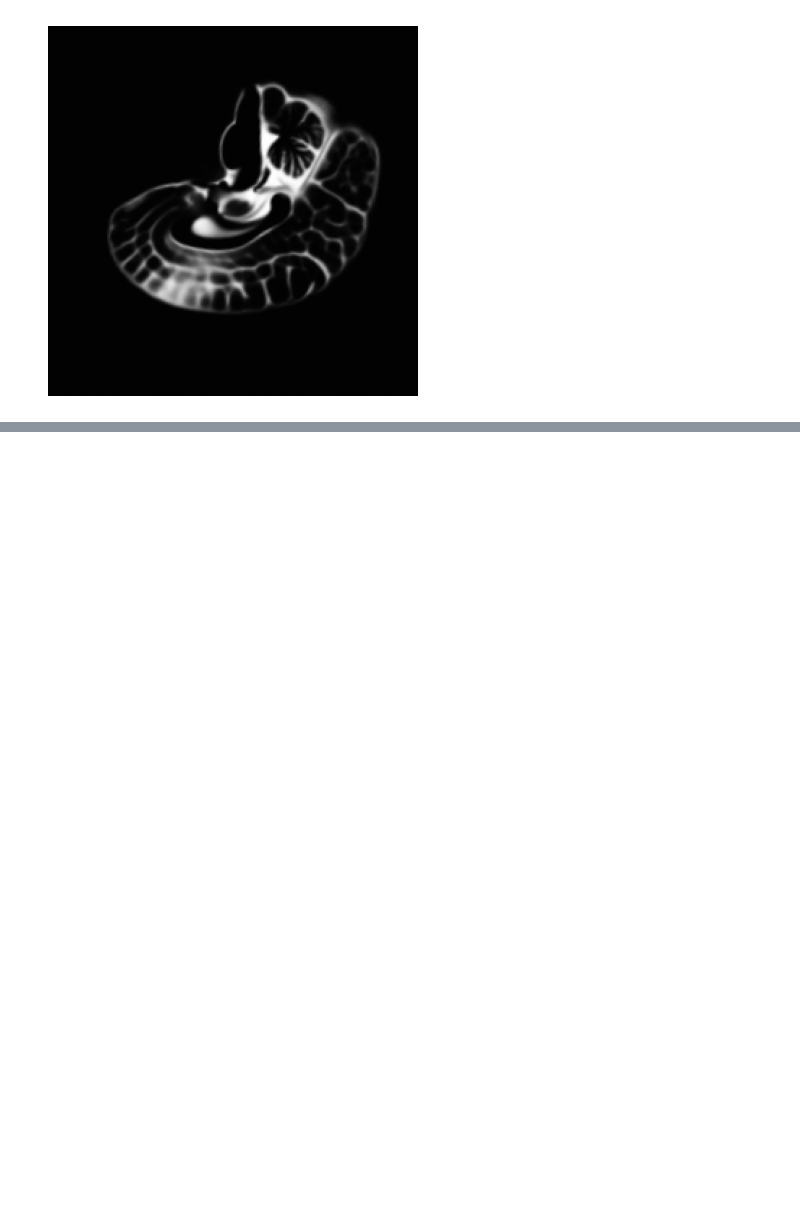
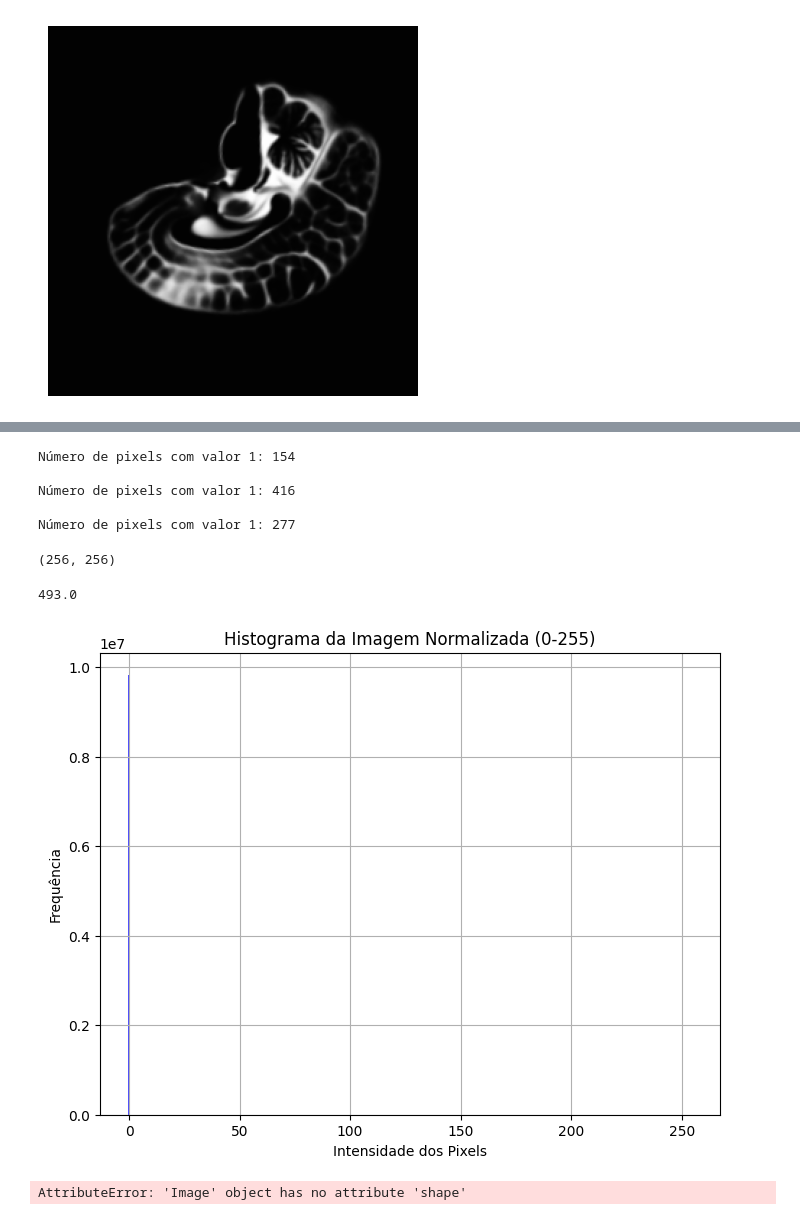
Before and after one commit to AdrianoCarvalh0/work2, a Jupyter notebook: work2.ipynb, the cells around one changed output, grey strips where cells are left out. Cells and saved outputs as stored; diff of their text form; code cells hidden in the pictures; blank space fills up the shorter version.

```diff
--- a/work2.ipynb
+++ b/work2.ipynb
@@ -141,0 +194,66 @@ Multiplicação concluída e salva como 'imagem_multiplicada.nii.gz'
+# %%
+
+num_pixels_csf = np.count_nonzero(fatia_img_csf)
+print(f"Número de pixels com valor 1: {num_pixels_csf}\n")
+num_pixels_gm = np.count_nonzero(fatia_img_gm)
+print(f"Número de pixels com valor 1: {num_pixels_gm}\n")
+num_pixels_wm = np.count_nonzero(fatia_img_wm)
+print(f"Número de pixels com valor 1: {num_pixels_wm}\n")
+# %% [output]
+Número de pixels com valor 1: 154
+
+Número de pixels com valor 1: 416
+
+Número de pixels com valor 1: 277
+# %%
+flattened_array = fatia_img_csf.flatten()
+
+
+print(fatia_img_csf.shape)
+num_rows, num_cols = fatia_img_csf.shape
+for num_row in range(num_rows):
+    for num_col in range(num_cols):
+        if fatia_img_csf[num_row,num_col] ==1:
+            fatia_img_csf[num_row,num_col]
+# %% [output]
+(256, 256)
+# %%
+max = np.max(flattened_array)
+print(max)
+# %% [output]
+493.0
+# %%
+# Normalizar para o intervalo [0, 255]
+image_min = result_np_csf.min()
+image_max = result_np_csf.max()
+normalized_array = (result_np_csf - image_min) / (image_max - image_min) * 255
+
+# Converter para inteiros (uint8)
+image_uint8 = normalized_array.astype(np.uint8)
+
+hist, bin_edges = np.histogram(image_uint8.flatten(), bins=256, range=(0, 255))
+
+# Exibir histograma
+plt.figure(figsize=(8, 6))
+plt.bar(bin_edges[:-1], hist, width=1, color='blue', alpha=0.7)
+plt.xlabel("Intensidade dos Pixels")
+plt.ylabel("Frequência")
+plt.title("Histograma da Imagem Normalizada (0-255)")
+plt.grid(True)
+plt.show()
+# %% [output]
+[figure, added]
+# %%
+
+result_sitk_wm = sitk.GetImageFromArray(result_np_csf)
+
+indice_fatia = result_sitk_wm.shape[0] // 2
+fatia_atlas = result_sitk_wm[indice_fatia, :, :]
+
+# Exibir a imagem
+plt.figure(figsize=(8, 6))
+plt.imshow(fatia_atlas, "gray")  # Use "gray" para imagens em preto e branco
+#plt.axis("off")  # Remove os eixos
+plt.show()
+# %% [output]
+AttributeError: 'Image' object has no attribute 'shape'
```
Also changed, not shown: parts of 7 cells of this notebook, 6 other files.
